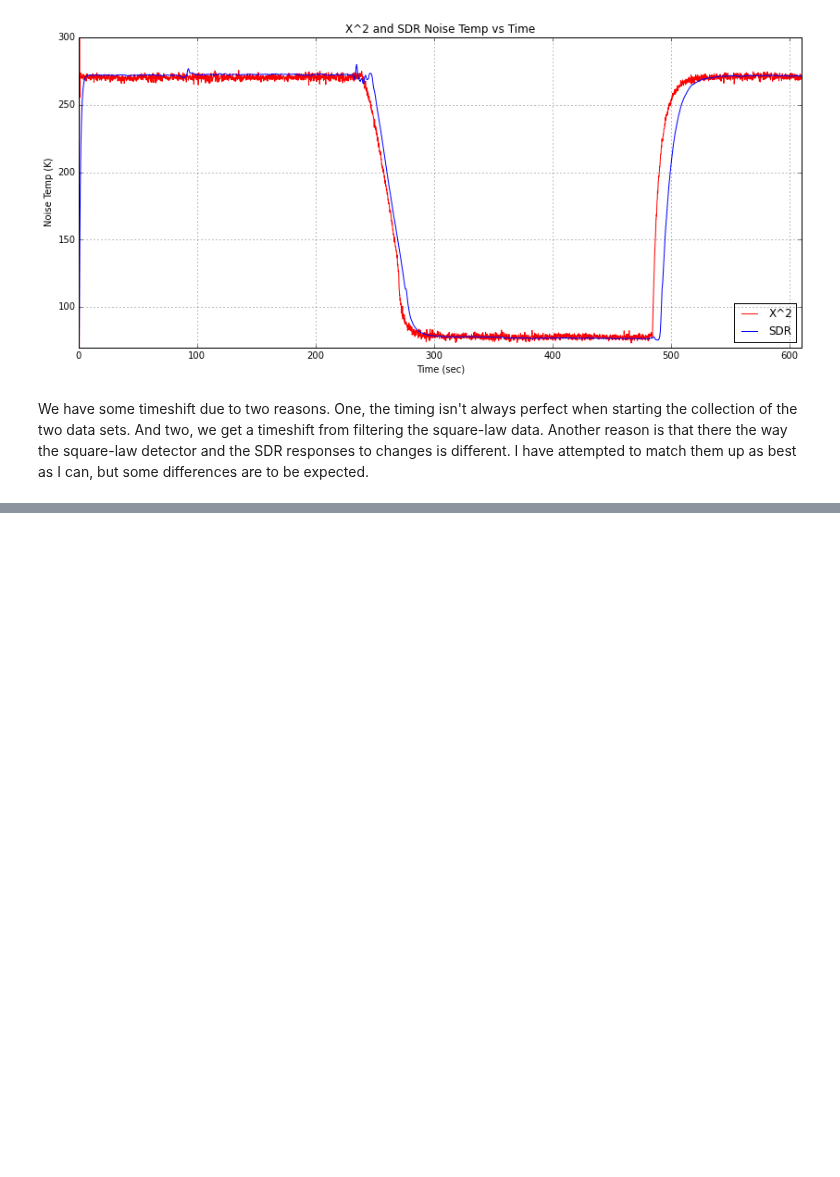
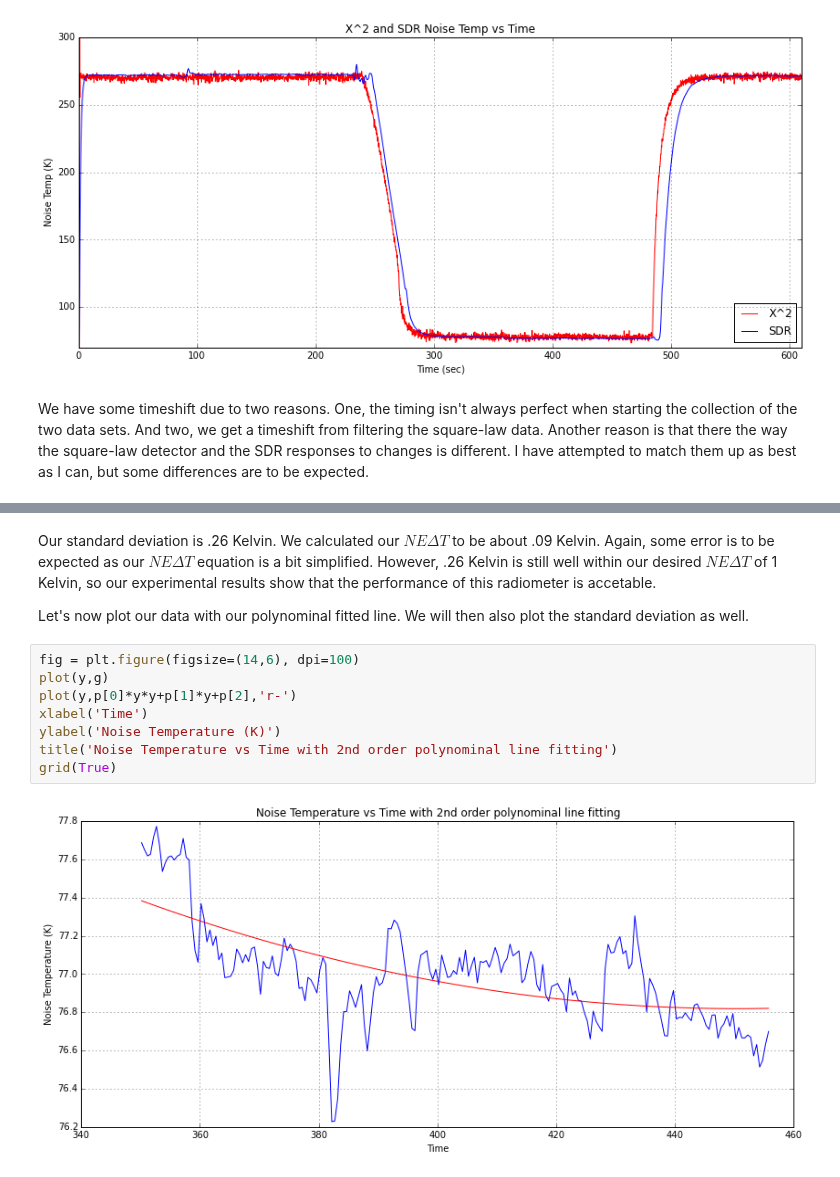
Before and after one commit to matgyver/Radiometer-SDR-Thesis, a Jupyter notebook: Experiments/Exp1/radiometer_experiment_1.ipynb, the cells around one changed output, grey strips where cells are left out. Cells and saved outputs as stored; diff of their text form; blank space fills up the shorter version.

Commit message:
Update to experiment 1
Fixed a few issues and feedback given from major prof.  Added some
additional analysis on the NEAT of the signal.

```diff
--- a/Experiments/Exp1/radiometer_experiment_1.ipynb
+++ b/Experiments/Exp1/radiometer_experiment_1.ipynb
@@ -211,0 +277,14 @@ We have some timeshift due to two reasons.  One, the timing isn't always perfect
+# %% [markdown]
+Our standard deviation is .26 Kelvin.  We calculated our $NE\Delta T$ to be about .09 Kelvin.  Again, some error is to be expected as our $NE\Delta T$ equation is a bit simplified.  However, .26 Kelvin is still well within our desired $NE\Delta T$ of 1 Kelvin, so our experimental results show that the performance of this radiometer is accetable.
+
+Let's now plot our data with our polynominal fitted line.  We will then also plot the standard deviation as well.
+# %%
+fig = plt.figure(figsize=(14,6), dpi=100)
+plot(y,g)
+plot(y,p[0]*y*y+p[1]*y+p[2],'r-')
+xlabel('Time')
+ylabel('Noise Temperature (K)')
+title('Noise Temperature vs Time with 2nd order polynominal line fitting')
+grid(True)
+# %% [output]
+[figure, added]
```
Also changed, not shown: parts of 28 cells of this notebook.
